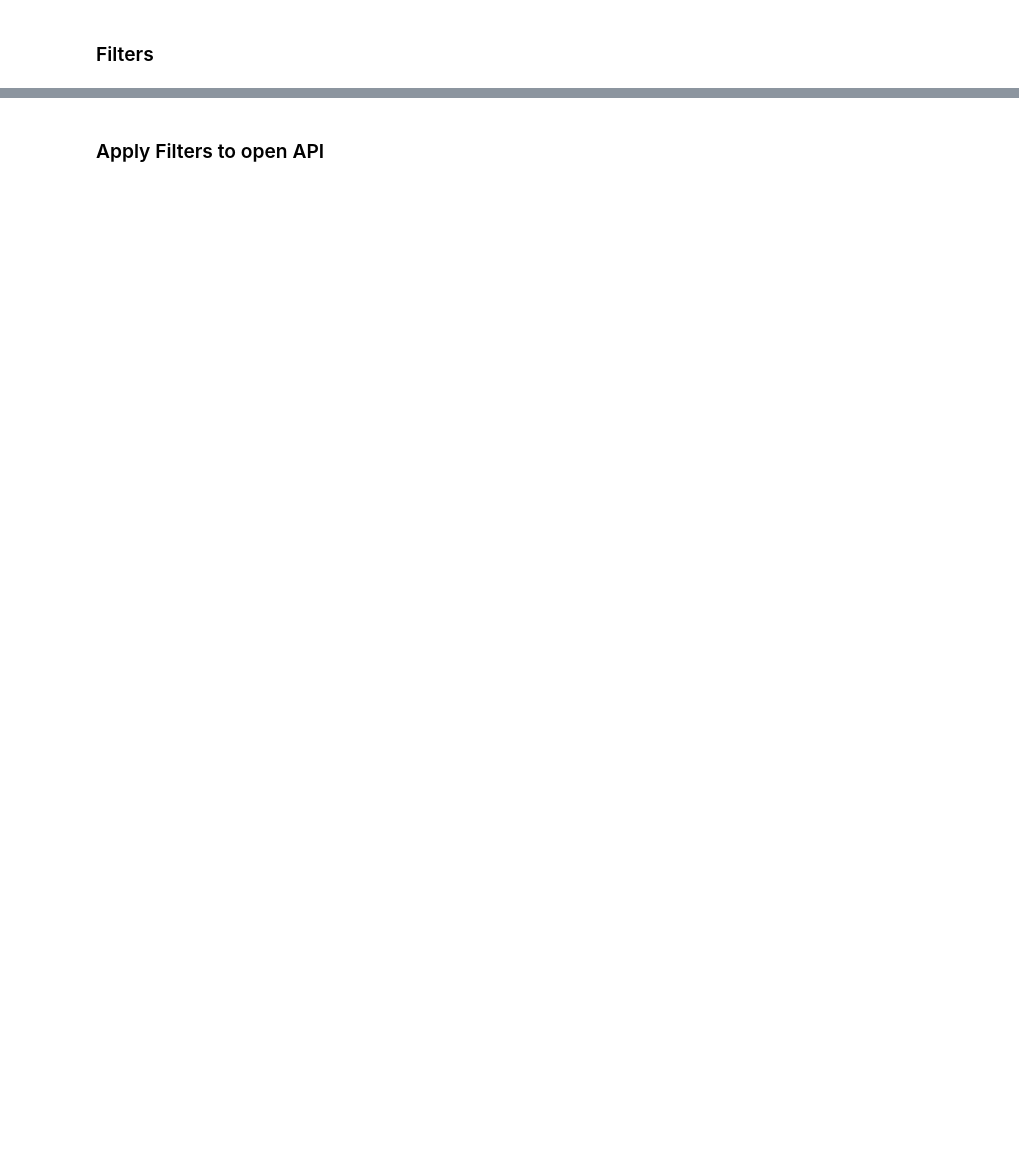
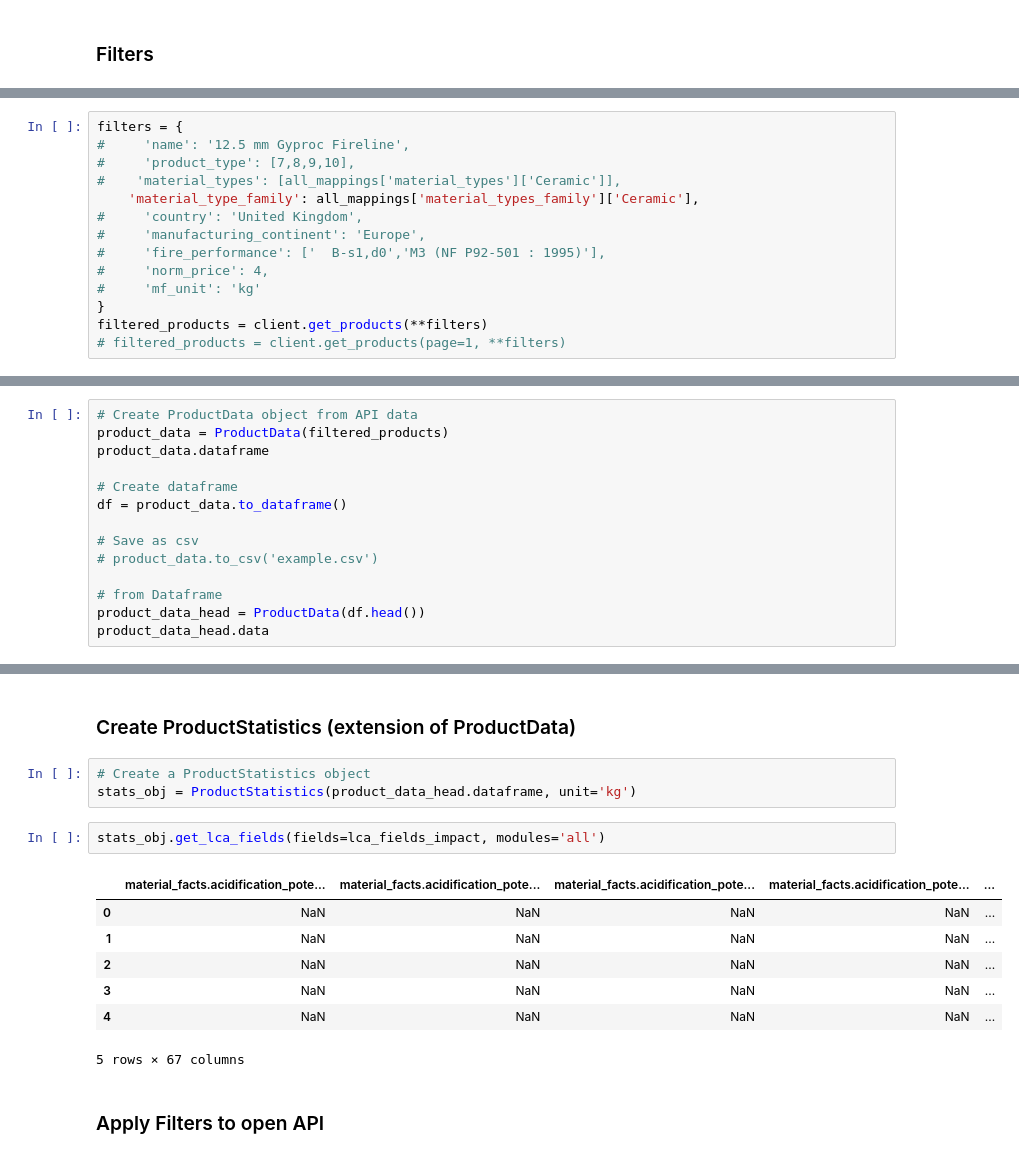
Before and after one commit to 2050-Materials/aecdata, a Jupyter notebook: usage/example_usage.ipynb, the cells around one changed output, grey strips where cells are left out. Cells and saved outputs as stored; diff of their text form; blank space fills up the shorter version.

Commit message:
create ProductData class

```diff
--- a/usage/example_usage.ipynb
+++ b/usage/example_usage.ipynb
@@ -107,0 +88,14 @@ Large number of products. Finished fetching page 11 out of 11
+# %%
+filters = {
+#     'name': '12.5 mm Gyproc Fireline',
+#     'product_type': [7,8,9,10],
+#    'material_types': [all_mappings['material_types']['Ceramic']],
+    'material_type_family': all_mappings['material_types_family']['Ceramic'],
+#     'country': 'United Kingdom',
+#     'manufacturing_continent': 'Europe',
+#     'fire_performance': ['  B-s1,d0','M3 (NF P92-501 : 1995)'],
+#     'norm_price': 4,
+#     'mf_unit': 'kg'
+}
+filtered_products = client.get_products(**filters)
+# filtered_products = client.get_products(page=1, **filters)
@@ -107,0 +108,14 @@ Large number of products. Finished fetching page 11 out of 11
+# %%
+# Create ProductData object from API data
+product_data = ProductData(filtered_products)
+product_data.dataframe
+
+# Create dataframe
+df = product_data.to_dataframe()
+
+# Save as csv
+# product_data.to_csv('example.csv')
+
+# from Dataframe
+product_data_head = ProductData(df.head())
+product_data_head.data
@@ -108,3 +140,18 @@ Large number of products. Finished fetching page 11 out of 11
+# %% [markdown]
+### Create ProductStatistics (extension of ProductData)
+# %%
+# Create a ProductStatistics object
+stats_obj = ProductStatistics(product_data_head.dataframe, unit='kg')
+# %%
+stats_obj.get_lca_fields(fields=lca_fields_impact, modules='all')
+# %% [output]
+|  | material_facts.acidification_pote... | material_facts.acidification_pote... | material_facts.acidification_pote... | material_facts.acidification_pote... | ... |
+| 0 | NaN | NaN | NaN | NaN | ... |
+| 1 | NaN | NaN | NaN | NaN | ... |
+| 2 | NaN | NaN | NaN | NaN | ... |
+| 3 | NaN | NaN | NaN | NaN | ... |
+| 4 | NaN | NaN | NaN | NaN | ... |
+5 rows × 67 columns
 # %% [markdown]
 ### Apply Filters to open API
 # %%
```
Also changed, not shown: parts of 14 cells of this notebook, 4 other files.
